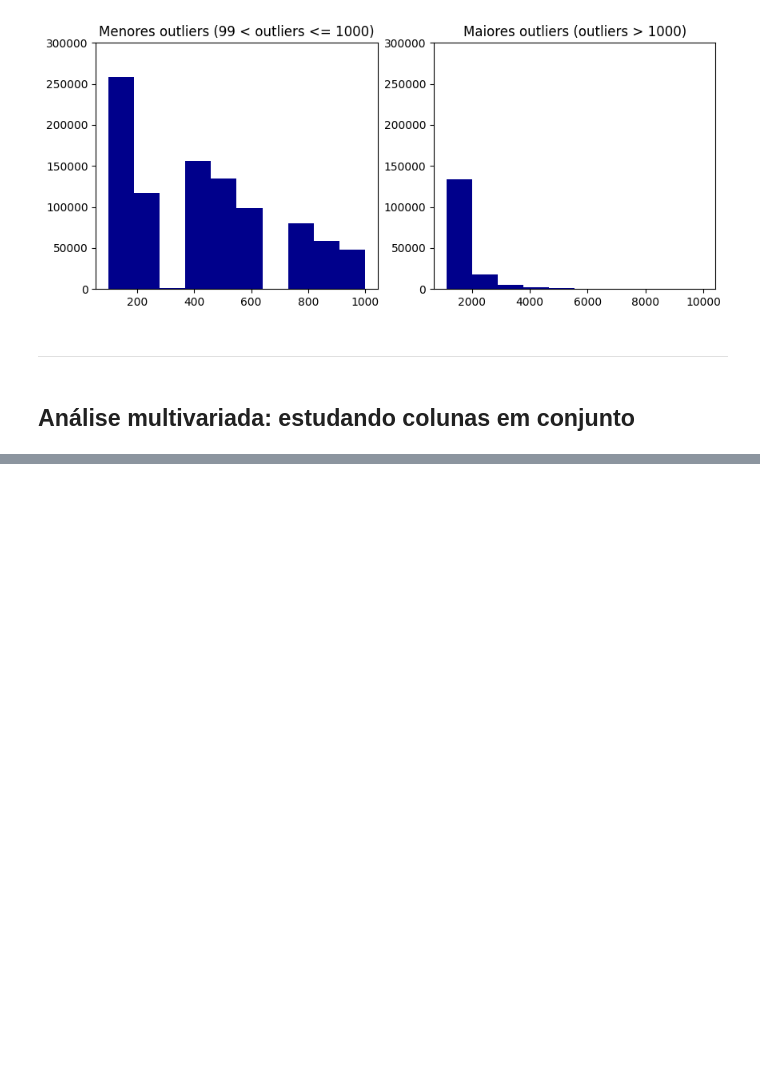
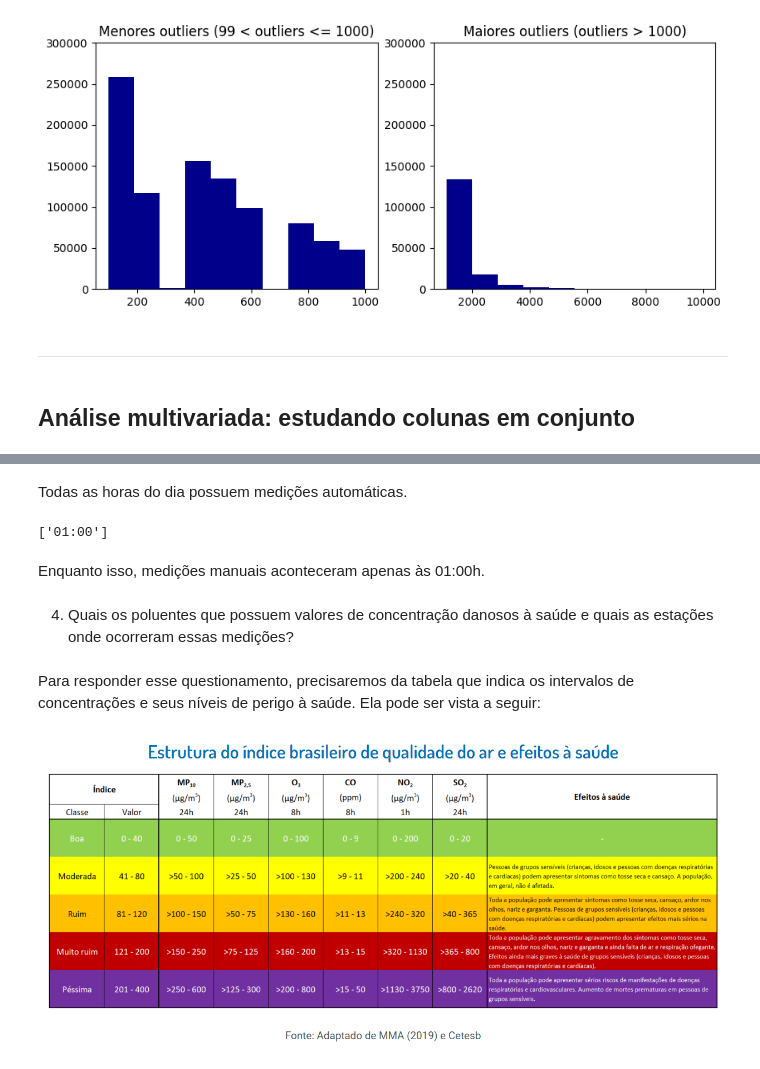
Before and after one commit to Samirnunes/data-science, a Jupyter notebook: eda_air_pollution_sao_paulo.ipynb, the cells around one changed output, grey strips where cells are left out. Drawn from its saved outputs; the diff is of its cells as text; code cells hidden in the pictures; blank space fills up the shorter version.

```diff
--- a/eda_air_pollution_sao_paulo.ipynb
+++ b/eda_air_pollution_sao_paulo.ipynb
@@ -706,0 +865,16 @@ Text(0.5, 1.0, 'Maiores outliers (outliers > 1000)')
+# %% [markdown]
+Todas as horas do dia possuem medições automáticas.
+# %%
+print(data[data['Tipo'] == 'manual']['Hora'].unique())
+# %% [output]
+['01:00']
+# %% [markdown]
+Enquanto isso, medições manuais aconteceram apenas às 01:00h.
+# %% [markdown]
+4) Quais os poluentes que possuem valores de concentração danosos à saúde e quais as estações onde ocorreram essas medições?
+# %% [markdown]
+Para responder esse questionamento, precisaremos da tabela que indica os intervalos de concentrações e seus níveis de perigo à saúde. Ela pode ser vista a seguir:
+# %%
+display.Image('images/classificacoes_quantidade_poluentes.PNG')
+# %% [output]
+[figure, added]
```
Also changed, not shown: parts of 63 cells of this notebook.
